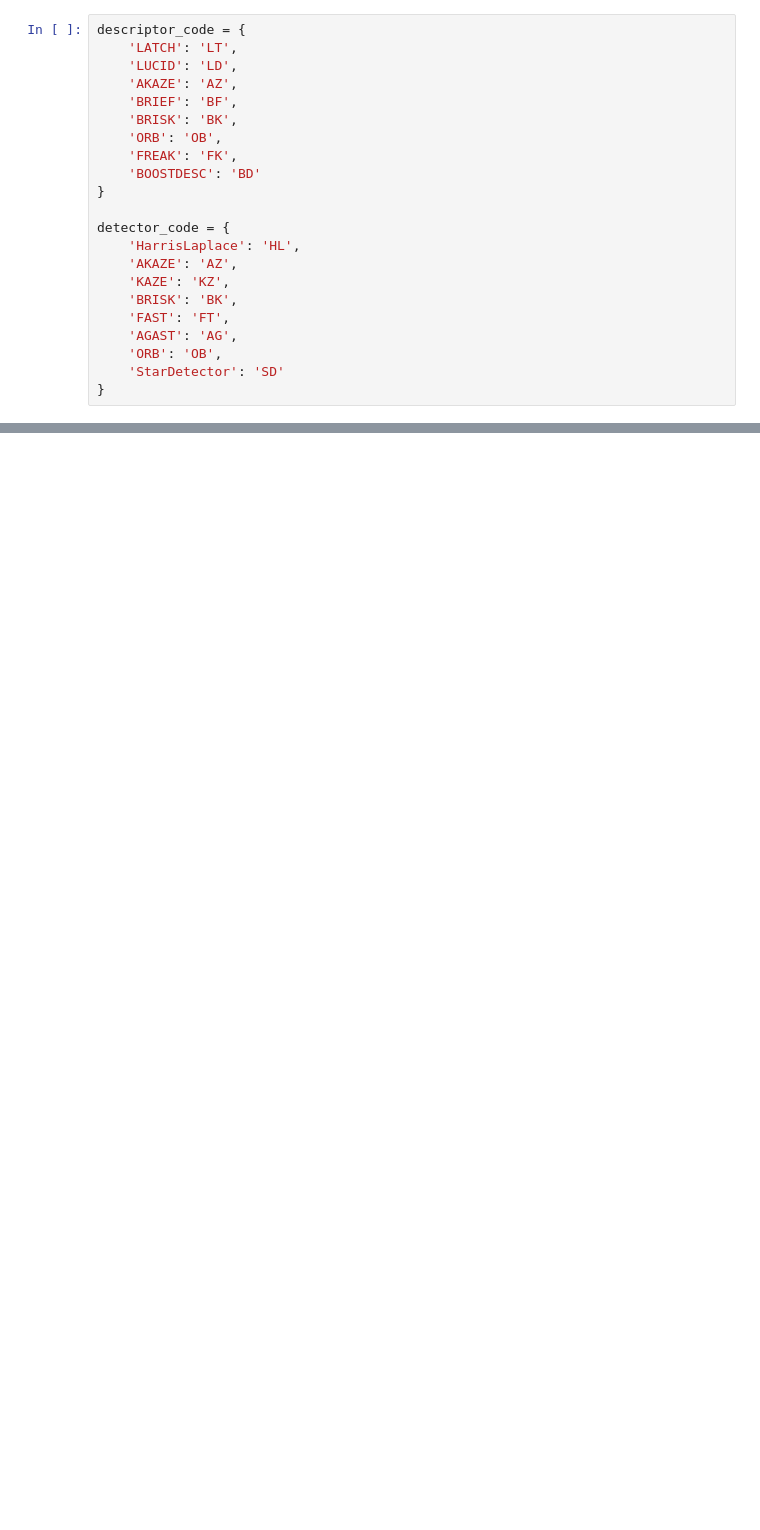
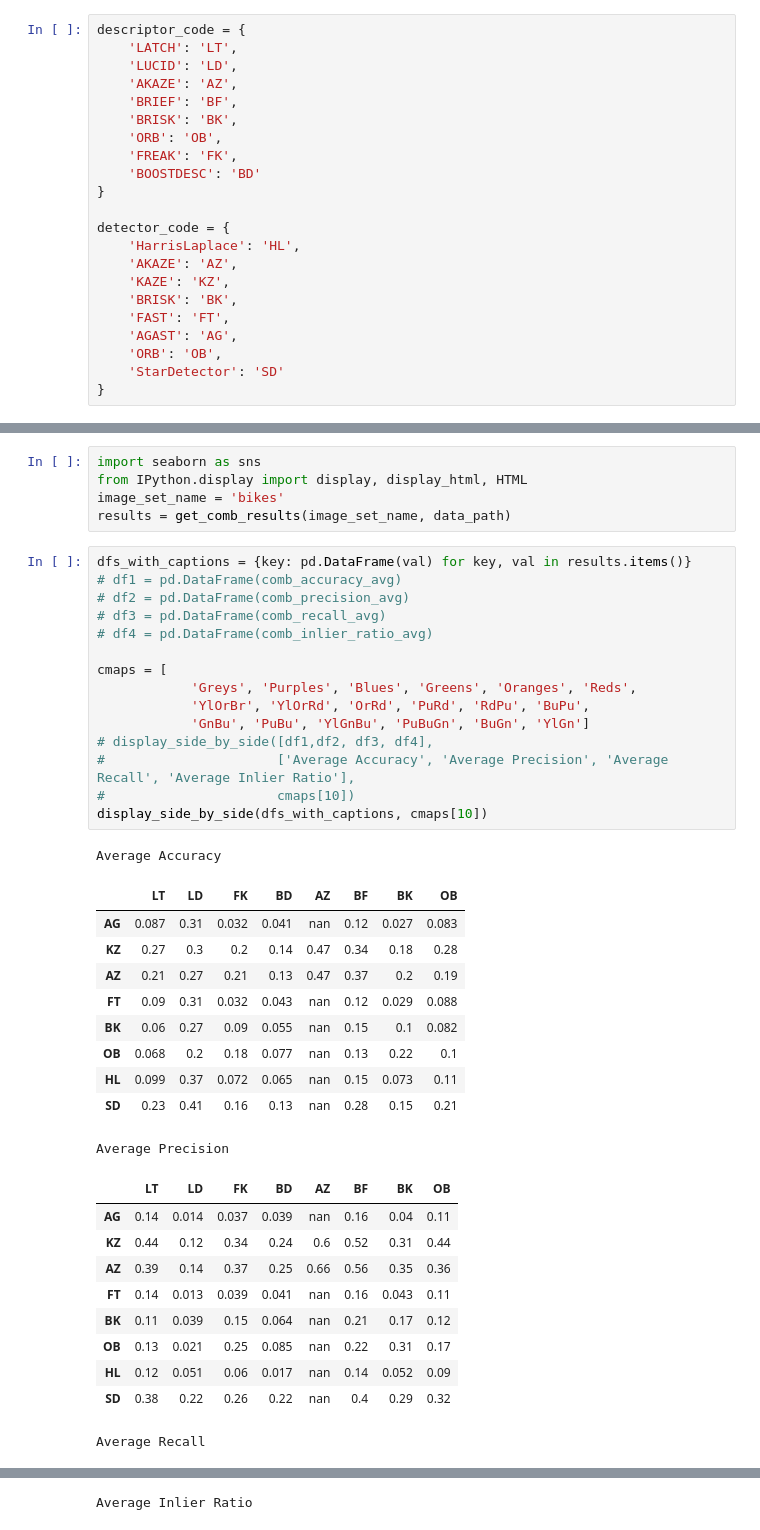
Before and after one commit to paul-shuvo/detector-descriptor-evaluation, a Jupyter notebook: src/descriptor_experiment_alt.ipynb, the cells around one changed output, grey strips where cells are left out. Drawn from its saved outputs; the diff is of its cells as text; blank space fills up the shorter version.

Commit message:
feat: formatting comb result dfs is done

```diff
--- a/src/descriptor_experiment_alt.ipynb
+++ b/src/descriptor_experiment_alt.ipynb
@@ -202,0 +296,42 @@ detector_code = {
+# %%
+import seaborn as sns
+from IPython.display import display, display_html, HTML
+image_set_name = 'bikes'
+results = get_comb_results(image_set_name, data_path)
+# %%
+dfs_with_captions = {key: pd.DataFrame(val) for key, val in results.items()}
+# df1 = pd.DataFrame(comb_accuracy_avg)
+# df2 = pd.DataFrame(comb_precision_avg)
+# df3 = pd.DataFrame(comb_recall_avg)
+# df4 = pd.DataFrame(comb_inlier_ratio_avg)
+
+cmaps = [
+            'Greys', 'Purples', 'Blues', 'Greens', 'Oranges', 'Reds',
+            'YlOrBr', 'YlOrRd', 'OrRd', 'PuRd', 'RdPu', 'BuPu',
+            'GnBu', 'PuBu', 'YlGnBu', 'PuBuGn', 'BuGn', 'YlGn']
+# display_side_by_side([df1,df2, df3, df4],
+#                      ['Average Accuracy', 'Average Precision', 'Average Recall', 'Average Inlier Ratio'],
+#                      cmaps[10])
+display_side_by_side(dfs_with_captions, cmaps[10])
+# %% [output]
+Average Accuracy
+|  | LT | LD | FK | BD | AZ | BF | BK | OB |
+| AG | 0.087 | 0.31 | 0.032 | 0.041 | nan | 0.12 | 0.027 | 0.083 |
+| KZ | 0.27 | 0.3 | 0.2 | 0.14 | 0.47 | 0.34 | 0.18 | 0.28 |
+| AZ | 0.21 | 0.27 | 0.21 | 0.13 | 0.47 | 0.37 | 0.2 | 0.19 |
+| FT | 0.09 | 0.31 | 0.032 | 0.043 | nan | 0.12 | 0.029 | 0.088 |
+| BK | 0.06 | 0.27 | 0.09 | 0.055 | nan | 0.15 | 0.1 | 0.082 |
+| OB | 0.068 | 0.2 | 0.18 | 0.077 | nan | 0.13 | 0.22 | 0.1 |
+| HL | 0.099 | 0.37 | 0.072 | 0.065 | nan | 0.15 | 0.073 | 0.11 |
+| SD | 0.23 | 0.41 | 0.16 | 0.13 | nan | 0.28 | 0.15 | 0.21 |
+Average Precision
+|  | LT | LD | FK | BD | AZ | BF | BK | OB |
+| AG | 0.14 | 0.014 | 0.037 | 0.039 | nan | 0.16 | 0.04 | 0.11 |
+| KZ | 0.44 | 0.12 | 0.34 | 0.24 | 0.6 | 0.52 | 0.31 | 0.44 |
+| AZ | 0.39 | 0.14 | 0.37 | 0.25 | 0.66 | 0.56 | 0.35 | 0.36 |
+| FT | 0.14 | 0.013 | 0.039 | 0.041 | nan | 0.16 | 0.043 | 0.11 |
+| BK | 0.11 | 0.039 | 0.15 | 0.064 | nan | 0.21 | 0.17 | 0.12 |
+| OB | 0.13 | 0.021 | 0.25 | 0.085 | nan | 0.22 | 0.31 | 0.17 |
+| HL | 0.12 | 0.051 | 0.06 | 0.017 | nan | 0.14 | 0.052 | 0.09 |
+| SD | 0.38 | 0.22 | 0.26 | 0.22 | nan | 0.4 | 0.29 | 0.32 |
+Average Recall
@@ -202,0 +347 @@ detector_code = {
+Average Inlier Ratio
```
Also changed, not shown: parts of 10 cells of this notebook.
